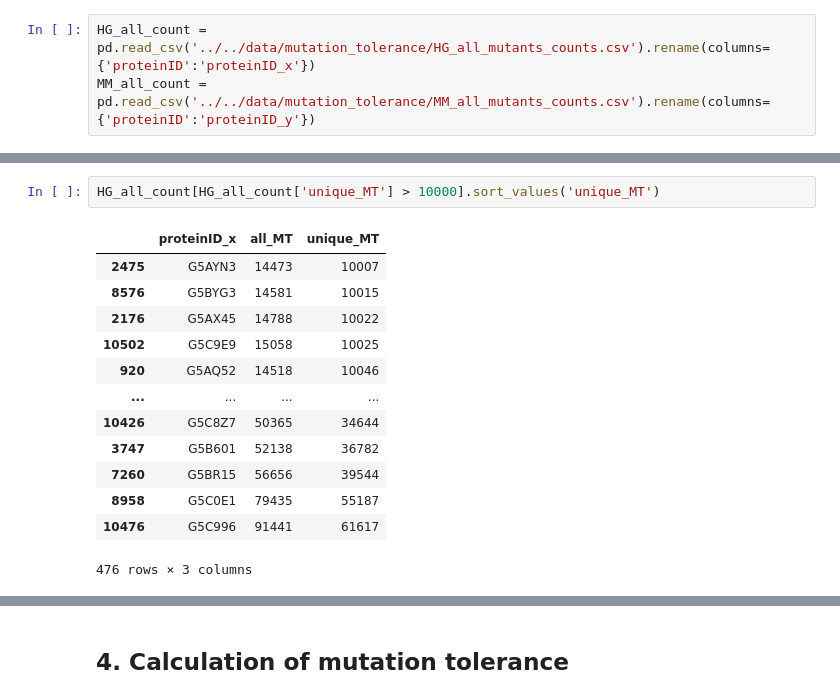
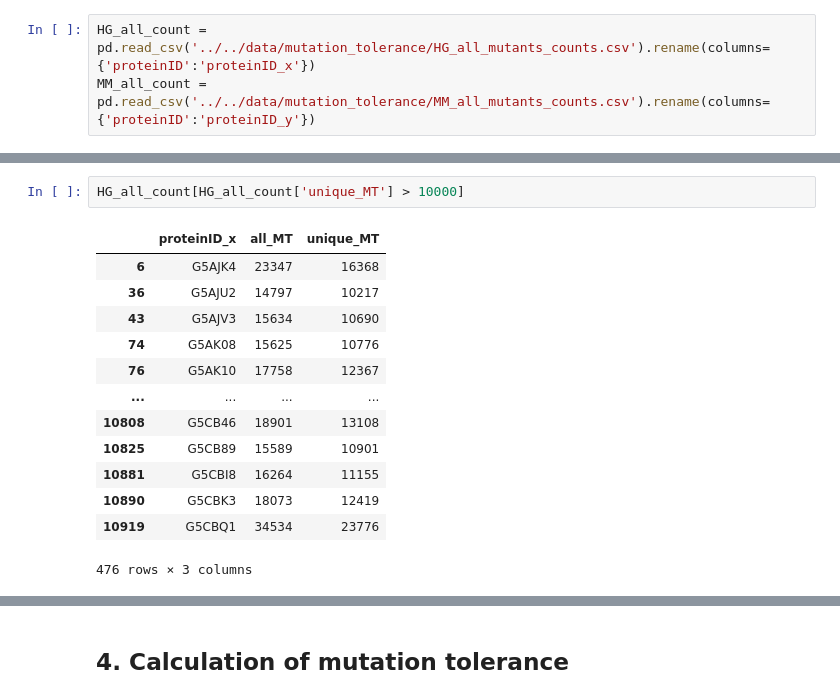
Before and after one commit to ladyson1806/NKR_lifespan, a Jupyter notebook: code/02_mutation_tolerance/2_computational_large_scale_mutagenesis.ipynb, the cells around one changed output, grey strips where cells are left out. Saved outputs shown, nothing was run; the diff lists cells and outputs as text.

```diff
--- a/code/02_mutation_tolerance/2_computational_large_scale_mutagenesis.ipynb
+++ b/code/02_mutation_tolerance/2_computational_large_scale_mutagenesis.ipynb
@@ -191,16 +200,16 @@ MM_all_count = pd.read_csv('../../data/mutation_tolerance/MM_all_mutants_counts.
 # %%
-HG_all_count[HG_all_count['unique_MT'] > 10000].sort_values('unique_MT')
+HG_all_count[HG_all_count['unique_MT'] > 10000]
 # %% [output]
 |  | proteinID_x | all_MT | unique_MT |
-| 2475 | G5AYN3 | 14473 | 10007 |
-| 8576 | G5BYG3 | 14581 | 10015 |
-| 2176 | G5AX45 | 14788 | 10022 |
-| 10502 | G5C9E9 | 15058 | 10025 |
-| 920 | G5AQ52 | 14518 | 10046 |
+| 6 | G5AJK4 | 23347 | 16368 |
+| 36 | G5AJU2 | 14797 | 10217 |
+| 43 | G5AJV3 | 15634 | 10690 |
+| 74 | G5AK08 | 15625 | 10776 |
+| 76 | G5AK10 | 17758 | 12367 |
 | ... | ... | ... | ... |
-| 10426 | G5C8Z7 | 50365 | 34644 |
-| 3747 | G5B601 | 52138 | 36782 |
-| 7260 | G5BR15 | 56656 | 39544 |
-| 8958 | G5C0E1 | 79435 | 55187 |
-| 10476 | G5C996 | 91441 | 61617 |
+| 10808 | G5CB46 | 18901 | 13108 |
+| 10825 | G5CB89 | 15589 | 10901 |
+| 10881 | G5CBI8 | 16264 | 11155 |
+| 10890 | G5CBK3 | 18073 | 12419 |
+| 10919 | G5CBQ1 | 34534 | 23776 |
 476 rows × 3 columns
```
Also changed, not shown: parts of 31 cells of this notebook, 19 other files.
